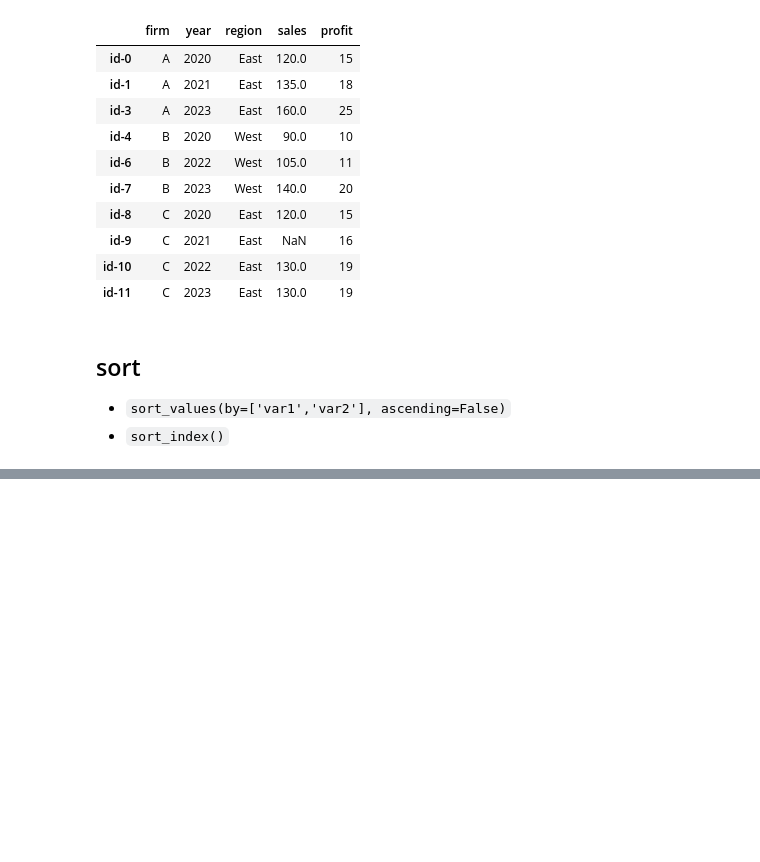
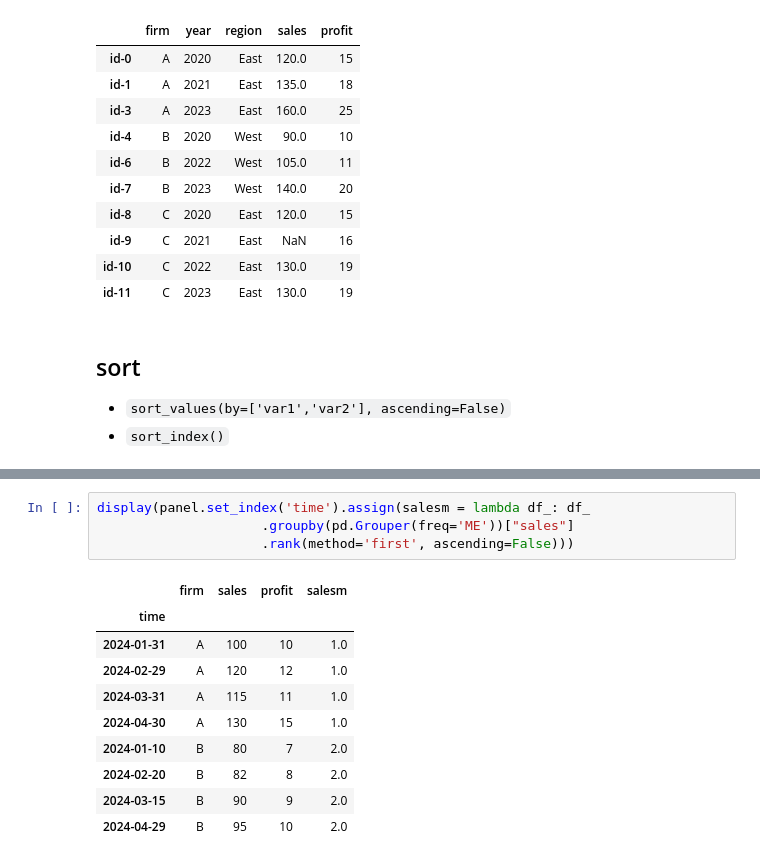
Before and after one commit to jeremyxtmeng/learning-pandas-plotting, a Jupyter notebook: learning_7_summary.ipynb, the cells around one changed output, grey strips where cells are left out. Cells and saved outputs as stored; diff of their text form; blank space fills up the shorter version.

```diff
--- a/learning_7_summary.ipynb
+++ b/learning_7_summary.ipynb
@@ -746,0 +855,15 @@ df2.drop(index=["id-2", "id-5"], columns=['flag','fla2'])
+# %%
+display(panel.set_index('time').assign(salesm = lambda df_: df_
+                     .groupby(pd.Grouper(freq='ME'))["sales"]
+                     .rank(method='first', ascending=False)))
+# %% [output]
+|  | firm | sales | profit | salesm |
+| time |  |  |  |  |
+| 2024-01-31 | A | 100 | 10 | 1.0 |
+| 2024-02-29 | A | 120 | 12 | 1.0 |
+| 2024-03-31 | A | 115 | 11 | 1.0 |
+| 2024-04-30 | A | 130 | 15 | 1.0 |
+| 2024-01-10 | B | 80 | 7 | 2.0 |
+| 2024-02-20 | B | 82 | 8 | 2.0 |
+| 2024-03-15 | B | 90 | 9 | 2.0 |
+| 2024-04-29 | B | 95 | 10 | 2.0 |
```
Also changed, not shown: parts of 10 cells of this notebook, 2 other files.
